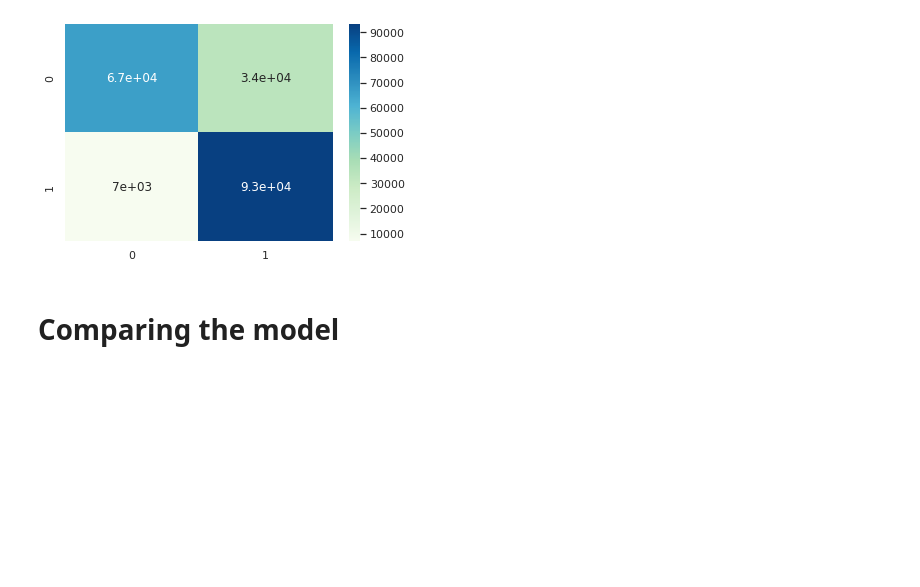
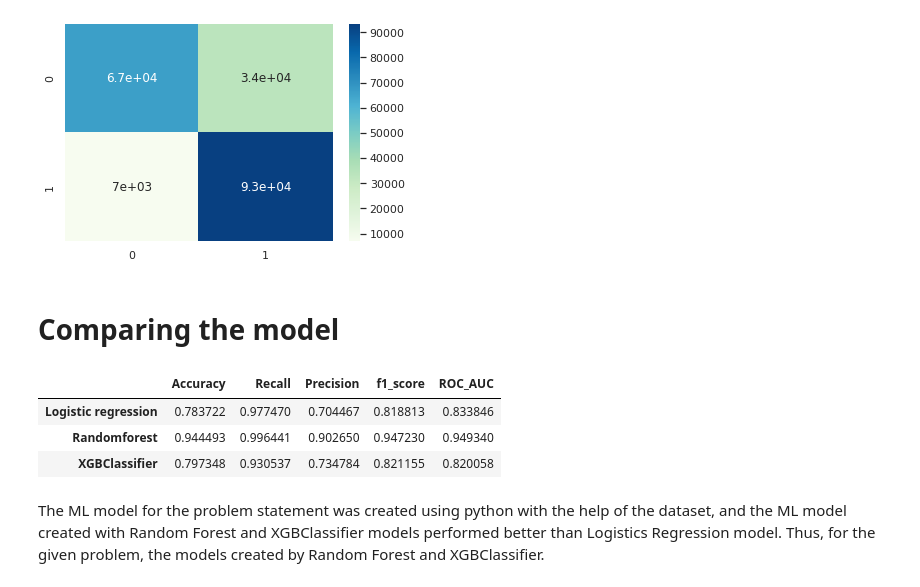
Before and after one commit to nileshrathod17/Health-Insurance-Cross-Sell-Prediction, a Jupyter notebook: Health_Insurance_Cross_Sell_Prediction.ipynb, the cells around one changed output. Drawn from its saved outputs; the diff is of its cells as text; code cells hidden in the pictures; blank space fills up the shorter version.

```diff
--- a/Health_Insurance_Cross_Sell_Prediction.ipynb
+++ b/Health_Insurance_Cross_Sell_Prediction.ipynb
@@ -556,3 +556,16 @@ sns.heatmap(cm,annot=True,cmap='GnBu')
 [figure]
 # %% [markdown]
 # **Comparing the model**
+# %%
+ind=['Logistic regression','Randomforest','XGBClassifier']
+data={"Accuracy":[acc_lr,acc_rf,acc_xgb],"Recall":[recall_lr,recall_rf,recall_xgb],"Precision":[precision_lr,precision_rf,precision_xgb],
+    'f1_score':[f1score_lr,f1score_rf,f1score_xgb],"ROC_AUC":[AUC_LR,AUC_RF,AUC_xgb]}
+result=pd.DataFrame(data=data,index=ind)
+result
+# %% [output]
+|  | Accuracy | Recall | Precision | f1_score | ROC_AUC |
+| Logistic regression | 0.783722 | 0.977470 | 0.704467 | 0.818813 | 0.833846 |
+| Randomforest | 0.944493 | 0.996441 | 0.902650 | 0.947230 | 0.949340 |
+| XGBClassifier | 0.797348 | 0.930537 | 0.734784 | 0.821155 | 0.820058 |
+# %% [markdown]
+The ML model for the problem statement was created using python with the help of the dataset, and the ML model created with Random Forest and XGBClassifier models performed better than Logistics Regression model. Thus, for the given problem, the models created by Random Forest and XGBClassifier.
```
Also changed, not shown: parts of 1 cell of this notebook.
